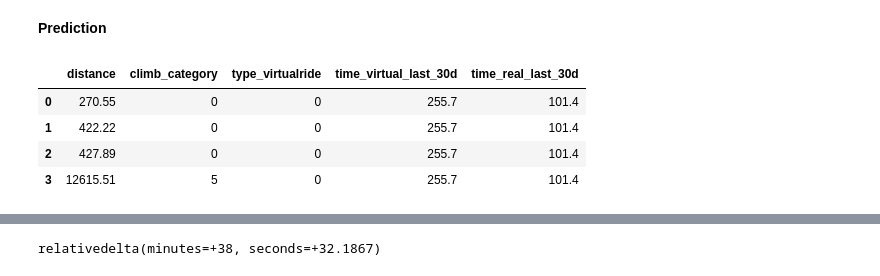
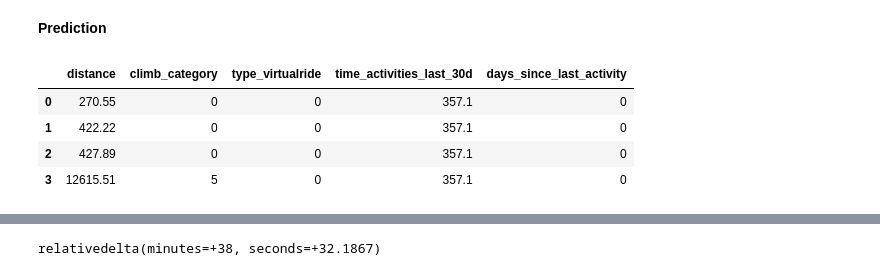
Before and after one commit to vlagache/cycling_travel_time, a Jupyter notebook: notebooks_explanations/model.ipynb, the cells around one changed output, grey strips where cells are left out. Cells and saved outputs as stored; diff of their text form; code cells hidden in the pictures.

```diff
--- a/notebooks_explanations/model.ipynb
+++ b/notebooks_explanations/model.ipynb
@@ -238,9 +264,11 @@ activities_last_30d = activities_df[activities_df['start_date'].between(start_da
 nb_activities_last_30d = len(activities_last_30d)
 time_virtual_last_30d = round((activities_last_30d.loc[activities_last_30d['type'] == 'VirtualRide']['elapsed_time'].sum() / 60),2)
 time_real_last_30d = round((activities_last_30d.loc[activities_last_30d['type'] == 'Ride']['elapsed_time'].sum() / 60),2)
+time_activities_last_30d = time_virtual_last_30d + time_real_last_30d
 # %%
 # segments_alpe_df['nb_activities_last_30d'] = nb_activities_last_30d
 segments_alpe_df['time_virtual_last_30d'] = time_virtual_last_30d
 segments_alpe_df['time_real_last_30d'] = time_real_last_30d
+segments_alpe_df['time_activities_last_30d'] = time_activities_last_30d
 segments_alpe_df
 # %% [output]
@@ -293,0 +324,4 @@ segments_alpe_df
+# %%
+result = date.today() - activities_df.loc[0]['start_date']
+segments_alpe_df['days_since_last_activity'] = result.days
+segments_alpe_df
@@ -294,15 +334,15 @@ segments_alpe_df
 # %% [markdown]
 **Prediction**
 # %%
-cols_to_predict = ['distance','climb_category','type_virtualride','time_virtual_last_30d','time_real_last_30d']
+cols_to_predict = ['distance','climb_category','type_virtualride','time_activities_last_30d','days_since_last_activity']
 datas = segments_alpe_df[cols_to_predict]
 datas
 # %% [output]
-|  | distance | climb_category | type_virtualride | time_virtual_last_30d | time_real_last_30d |
-| 0 | 270.55 | 0 | 0 | 255.7 | 101.4 |
-| 1 | 422.22 | 0 | 0 | 255.7 | 101.4 |
-| 2 | 427.89 | 0 | 0 | 255.7 | 101.4 |
-| 3 | 12615.51 | 5 | 0 | 255.7 | 101.4 |
+|  | distance | climb_category | type_virtualride | time_activities_last_30d | days_since_last_activity |
+| 0 | 270.55 | 0 | 0 | 357.1 | 0 |
+| 1 | 422.22 | 0 | 0 | 357.1 | 0 |
+| 2 | 427.89 | 0 | 0 | 357.1 | 0 |
+| 3 | 12615.51 | 5 | 0 | 357.1 | 0 |
 # %%
 alpe_pred_reg = reg.predict(datas)
 elapsed_time_reg = relativedelta(seconds=(np.exp(alpe_pred_reg)).sum())
```
Also changed, not shown: parts of 16 cells of this notebook.
